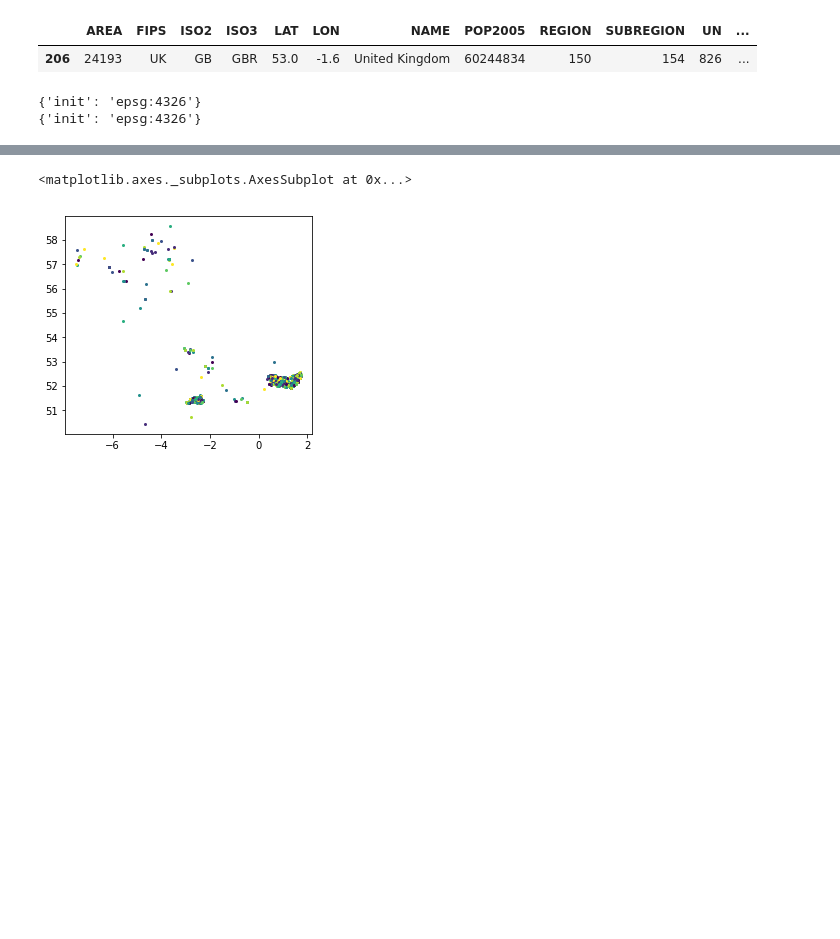
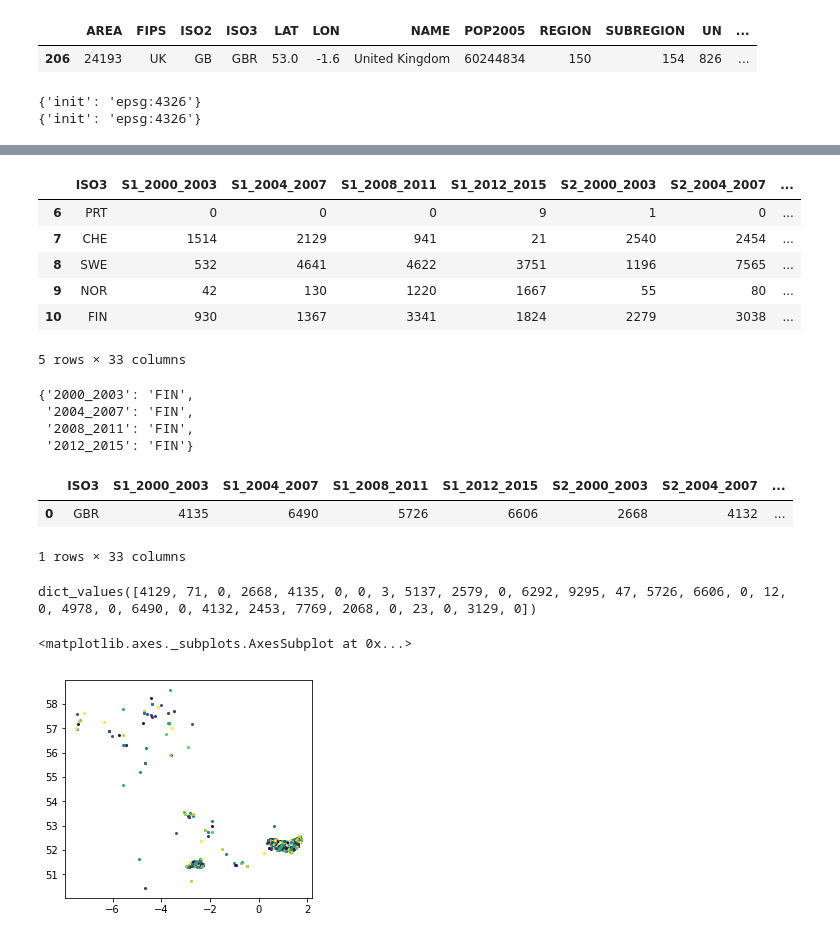
Before and after one commit to Vizzuality/eubon_butterflies, a Jupyter notebook: dev_notebooks/national_vector_only.ipynb, the cells around one changed output, grey strips where cells are left out. Drawn from its saved outputs; the diff is of its cells as text; code cells hidden in the pictures; blank space fills up the shorter version.

```diff
--- a/dev_notebooks/national_vector_only.ipynb
+++ b/dev_notebooks/national_vector_only.ipynb
@@ -107,0 +193,18 @@ uk_points.head()
+# %%
+df = pd.read_csv('../GBIF_data/national_sightings_in_time.csv')
+
+d = {}
+for start in [2000, 2004, 2008, 2012]:
+    end = start + year_increment
+    time_string = '{0}_{1}'.format(start, end)
+    country_dic = {}
+    for country_index in df.index:
+        tmp_dic = {}
+        species_dic = {}
+        for snum in range(1,9):
+            df_key = 'S{species}_{time}'.format(species=snum, time=time_string)
+            species_dic['S{0}'.format(snum)] = df[df_key][country_index]
+        country_dic[df.ISO3[country_index]] = species_dic
+    d[time_string] = country_dic
+
+pprint(d)
@@ -108,3 +229,46 @@ uk_points.head()
+# %%
+df.tail()
+# %% [output]
+|  | ISO3 | S1_2000_2003 | S1_2004_2007 | S1_2008_2011 | S1_2012_2015 | S2_2000_2003 | S2_2004_2007 | ... |
+| 6 | PRT | 0 | 0 | 0 | 9 | 1 | 0 | ... |
+| 7 | CHE | 1514 | 2129 | 941 | 21 | 2540 | 2454 | ... |
+| 8 | SWE | 532 | 4641 | 4622 | 3751 | 1196 | 7565 | ... |
+| 9 | NOR | 42 | 130 | 1220 | 1667 | 55 | 80 | ... |
+| 10 | FIN | 930 | 1367 | 3341 | 1824 | 2279 | 3038 | ... |
+5 rows × 33 columns
+# %%
+d
+# %% [output]
+{'2000_2003': 'FIN',
+ '2004_2007': 'FIN',
+ '2008_2011': 'FIN',
+ '2012_2015': 'FIN'}
+# %%
+keys = ['ISO3','S1_2000_2003','S1_2004_2007','S1_2008_2011','S1_2012_2015','S2_2000_2003',
+        'S2_2004_2007','S2_2008_2011','S2_2012_2015','S3_2000_2003','S3_2004_2007',
+        'S3_2008_2011','S3_2012_2015','S4_2000_2003','S4_2004_2007','S4_2008_2011',
+        'S4_2012_2015','S5_2000_2003','S5_2004_2007','S5_2008_2011','S5_2012_2015',
+        'S6_2000_2003','S6_2004_2007','S6_2008_2011','S6_2012_2015','S7_2000_2003','S7_2004_2007',
+        'S7_2008_2011','S7_2012_2015','S8_2000_2003','S8_2004_2007','S8_2008_2011','S8_2012_2015']
+
+def extract_specific_order(d, keys):
+    vals = [uk.ISO3.values[0]]   # <<<< CHANGE THIS
+    # country key in first place
+    for key in keys[1:]:
+        vals.append(d[key])
+    return vals
+
+vals = extract_specific_order(national_counts_in_time, keys)
+
+pd.DataFrame([vals], columns=keys)
+# %% [output]
+|  | ISO3 | S1_2000_2003 | S1_2004_2007 | S1_2008_2011 | S1_2012_2015 | S2_2000_2003 | S2_2004_2007 | ... |
+| 0 | GBR | 4135 | 6490 | 5726 | 6606 | 2668 | 4132 | ... |
+1 rows × 33 columns
+# %%
+national_counts_in_time.values()
+# %% [output]
+dict_values([4129, 71, 0, 2668, 4135, 0, 0, 3, 5137, 2579, 0, 6292, 9295, 47, 5726, 6606, 0, 12, 0, 4978, 0, 6490, 0, 4132, 2453, 7769, 2068, 0, 23, 0, 3129, 0])
 # %%
 uk_points[0::100].plot()
 # %% [output]
```
Also changed, not shown: parts of 14 cells of this notebook, 3 other files.
